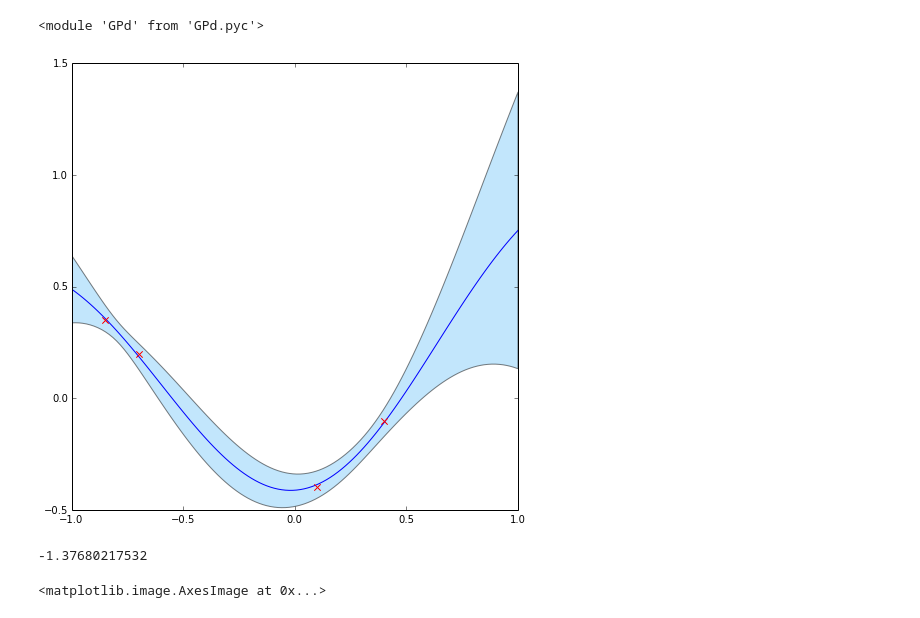
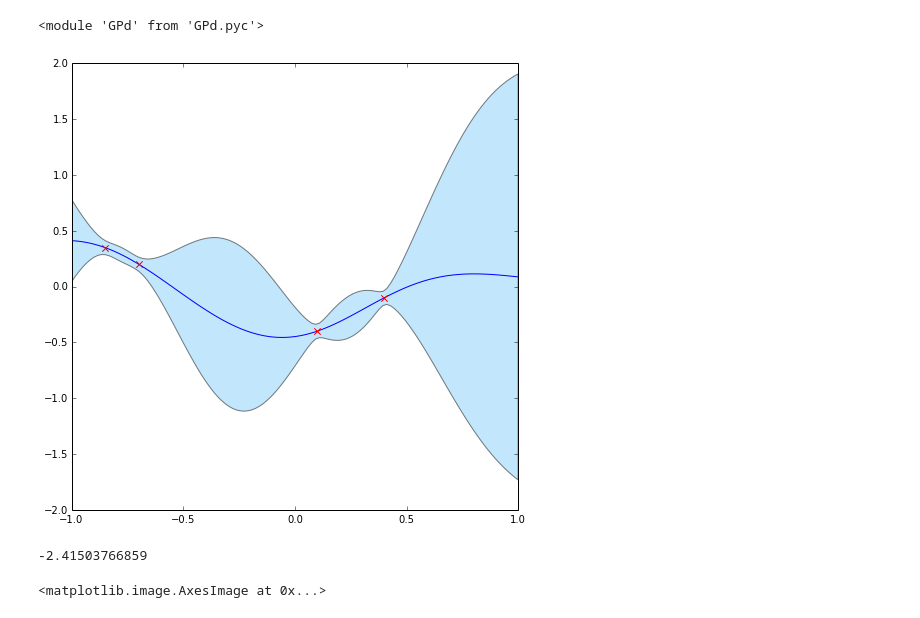
Before and after one commit to markm541374/ES, a Jupyter notebook: scatch.ipynb, the cells around one changed output. Saved outputs shown, nothing was run; the diff lists cells and outputs as text; code cells hidden in the pictures.

```diff
--- a/scatch.ipynb
+++ b/scatch.ipynb
@@ -12,19 +12,19 @@ reload(GPd)
 # %% [output]
 <module 'GPd' from 'GPd.pyc'>
 # %%
-kf = GPep.gen_sqexp_k_d([1.,0.9])
+kf = GPep.gen_sqexp_k_d([1.,0.4])
 
 Xo=sp.matrix([[-0.85],[-0.7],[0.1],[0.4]])
 Yo=sp.matrix([[0.35],[0.2],[-0.4],[-0.1]])
 So=sp.matrix([[0.001],[0.001],[0.001],[0.001]])
 Do=[[sp.NaN],[sp.NaN],[sp.NaN],[sp.NaN]]
 
 g1=GPd.GPcore(Xo,Yo,So,Do,kf)
 a=GPd.plot1(g1,[-1],[1])
 # %% [output]
-[figure, old version]
+[figure, new version]
 # %%
 print g1.llk()
 # %% [output]
--1.37680217532
+-2.41503766859
 # %%
```
Also changed, not shown: parts of 9 cells of this notebook, 5 other files.
